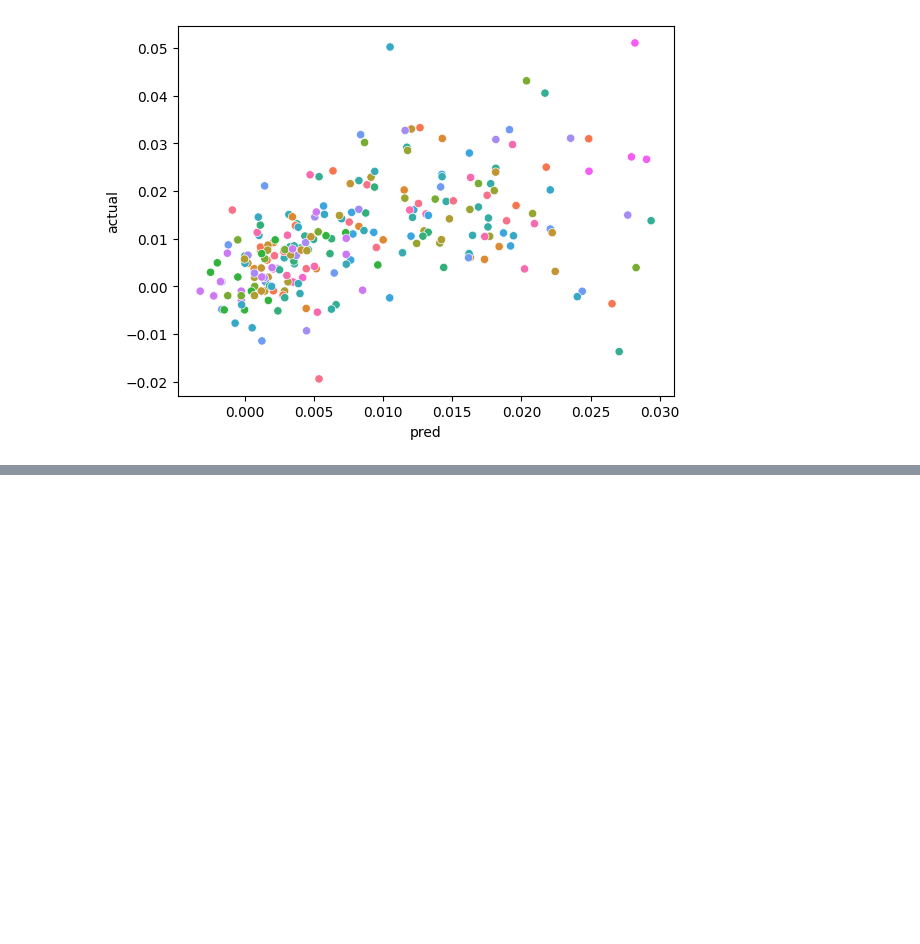
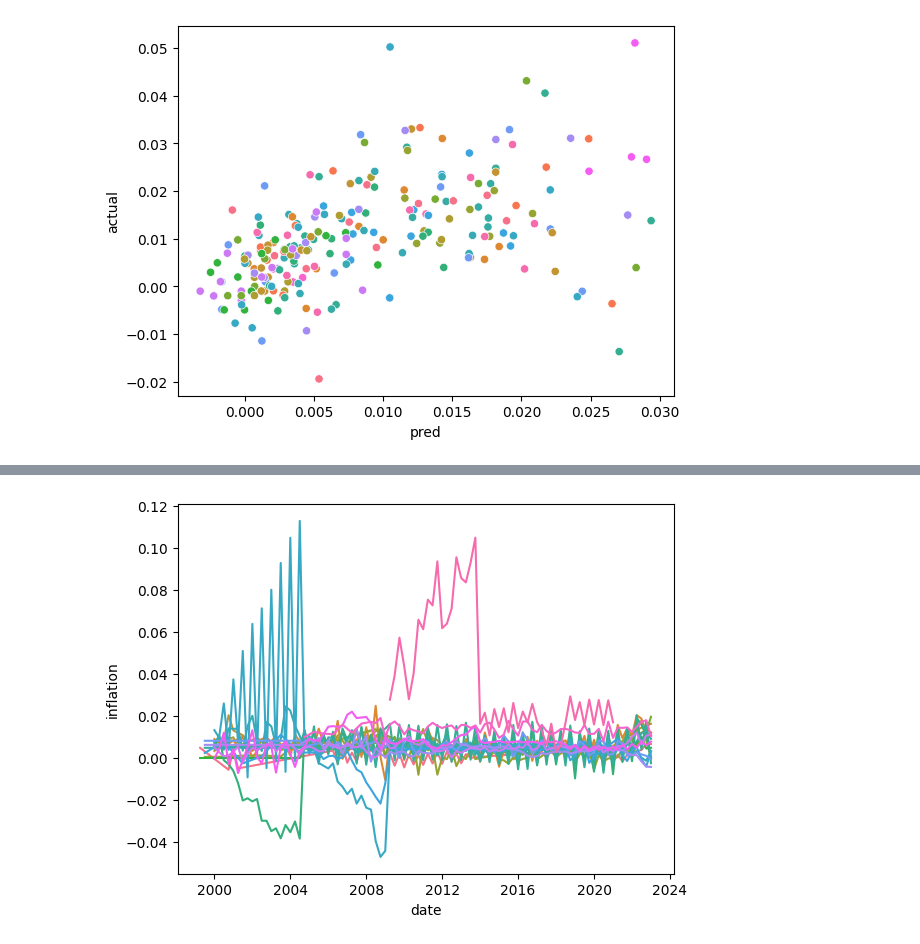
Before and after one commit to mvanaltvorst/seminar, a Jupyter notebook: notebooks/pointwise_eval/model_eval.ipynb, the cells around one changed output, grey strips where cells are left out. Saved outputs shown, nothing was run; the diff lists cells and outputs as text; code cells hidden in the pictures; blank space fills up the shorter version.

```diff
--- a/notebooks/pointwise_eval/model_eval.ipynb
+++ b/notebooks/pointwise_eval/model_eval.ipynb
@@ -182,0 +229,11 @@ ImportError: cannot import name 'TimeSeriesSplit' from 'seminartools.time_series
+# %%
+sns.lineplot(
+    data = preds,
+    x = "date",
+    y = "inflation",
+    hue = "country"
+)
+
+plt.legend().remove()
+# %% [output]
+[figure, added]
```
Also changed, not shown: parts of 7 cells of this notebook, 4 other files.
